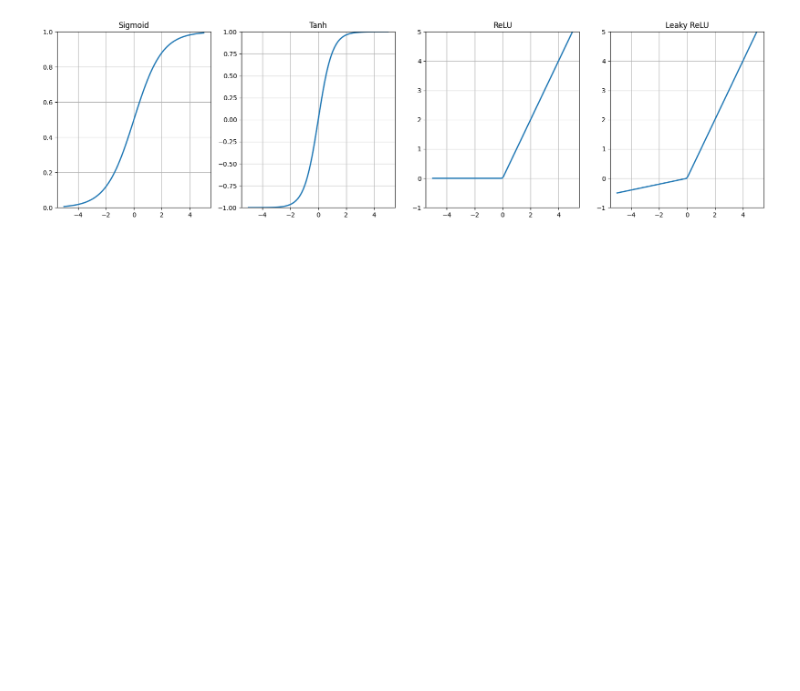
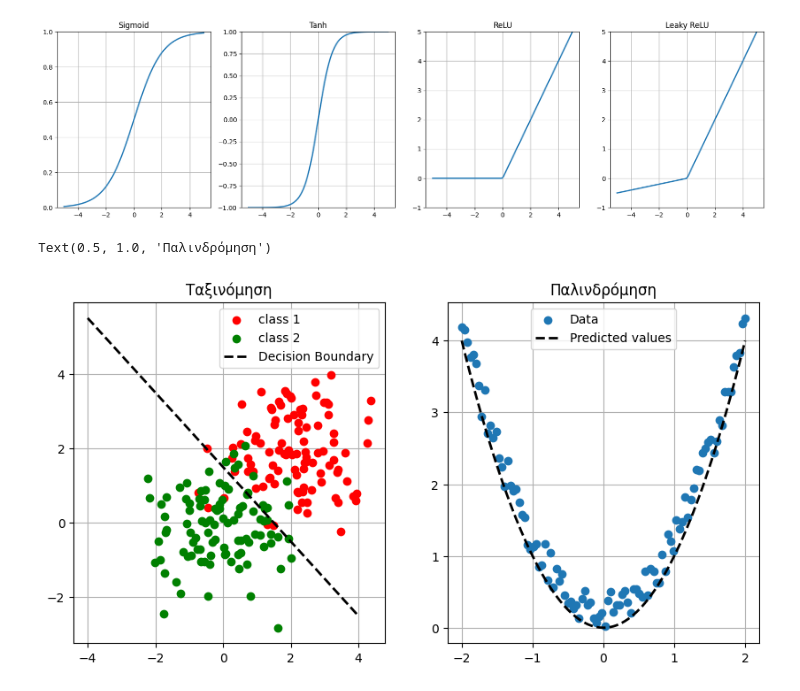
Before and after one commit to sspsk/thesis, a Jupyter notebook: notebooks/aux.ipynb, the cells around one changed output. Drawn from its saved outputs; the diff is of its cells as text; code cells hidden in the pictures; blank space fills up the shorter version.

```diff
--- a/notebooks/aux.ipynb
+++ b/notebooks/aux.ipynb
@@ -35,3 +35,32 @@ for i in range(4):
 plt.savefig('activations.jpg')
 # %% [output]
 [figure]
+# %%
+x = torch.linspace(-2,2,100)
+y = x**2
+y_tilde = x**2 + 0.5*torch.rand_like(x)
+
+class1 = torch.randn(2,100) + torch.tensor([[2],[2]])
+class2 = torch.randn(2,100) + torch.tensor([[0],[0]])
+xs = torch.linspace(-4,4,100)
+ys = -xs + 1.5
+
+fig,axs = plt.subplots(1,2,figsize=(10,5))
+
+axs[0].grid()
+axs[0].scatter(class1[0],class1[1],c='red',label='class 1')
+axs[0].scatter(class2[0],class2[1],c='green',label='class 2')
+axs[0].plot(xs,ys,color='black',label='Decision Boundary',linewidth=2.0,linestyle='dashed')
+axs[0].legend()
+axs[0].set_axisbelow(True)
+axs[0].set_title('Ταξινόμηση')
+
+axs[1].grid()
+axs[1].scatter(x,y_tilde,label='Data')
+axs[1].plot(x,y,color='black',label='Predicted values',linewidth=2.0,linestyle='dashed')
+axs[1].legend()
+axs[1].set_axisbelow(True)
+axs[1].set_title('Παλινδρόμηση')
+# %% [output]
+Text(0.5, 1.0, 'Παλινδρόμηση')
+[figure, added]
```
Also changed, not shown: 1 other file.
